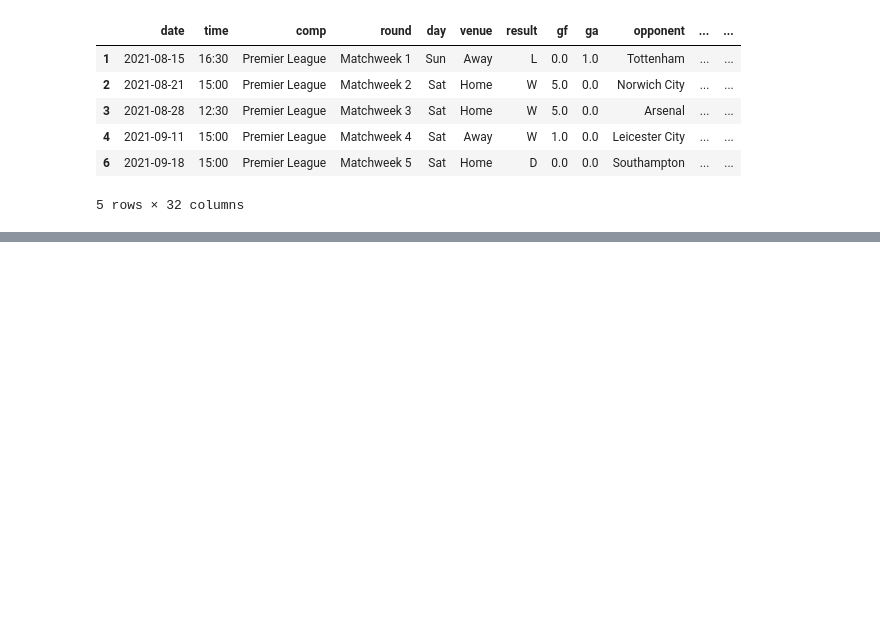
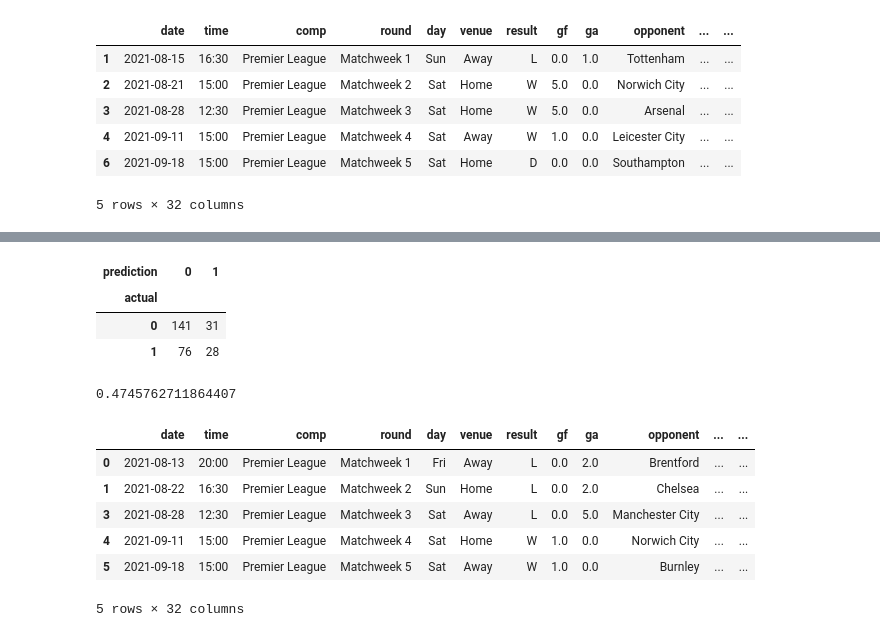
Before and after one commit to miketham24/epl_winners_prediction, a Jupyter notebook: predict_workbook.ipynb, the cells around one changed output, grey strips where cells are left out. Saved outputs shown, nothing was run; the diff lists cells and outputs as text; code cells hidden in the pictures; blank space fills up the shorter version.

```diff
--- a/predict_workbook.ipynb
+++ b/predict_workbook.ipynb
@@ -183,0 +202,7 @@ matches.head()
+# %%
+pd.crosstab(index=combined["actual"], columns=combined["prediction"])
+# %% [output]
+| prediction | 0 | 1 |
+| actual |  |  |
+| 0 | 141 | 31 |
+| 1 | 76 | 28 |
@@ -183,0 +211,4 @@ matches.head()
+# %%
+precision_score(test["target"], preds)
+# %% [output]
+0.4745762711864407
@@ -183,0 +217,11 @@ matches.head()
+# %%
+group = grouped_matches.get_group("Arsenal")
+group.head()
+# %% [output]
+|  | date | time | comp | round | day | venue | result | gf | ga | opponent | ... | ... |
+| 0 | 2021-08-13 | 20:00 | Premier League | Matchweek 1 | Fri | Away | L | 0.0 | 2.0 | Brentford | ... | ... |
+| 1 | 2021-08-22 | 16:30 | Premier League | Matchweek 2 | Sun | Home | L | 0.0 | 2.0 | Chelsea | ... | ... |
+| 3 | 2021-08-28 | 12:30 | Premier League | Matchweek 3 | Sat | Away | L | 0.0 | 5.0 | Manchester City | ... | ... |
+| 4 | 2021-09-11 | 15:00 | Premier League | Matchweek 4 | Sat | Home | W | 1.0 | 0.0 | Norwich City | ... | ... |
+| 5 | 2021-09-18 | 15:00 | Premier League | Matchweek 5 | Sat | Away | W | 1.0 | 0.0 | Burnley | ... | ... |
+5 rows × 32 columns
```
Also changed, not shown: parts of 14 cells of this notebook.
